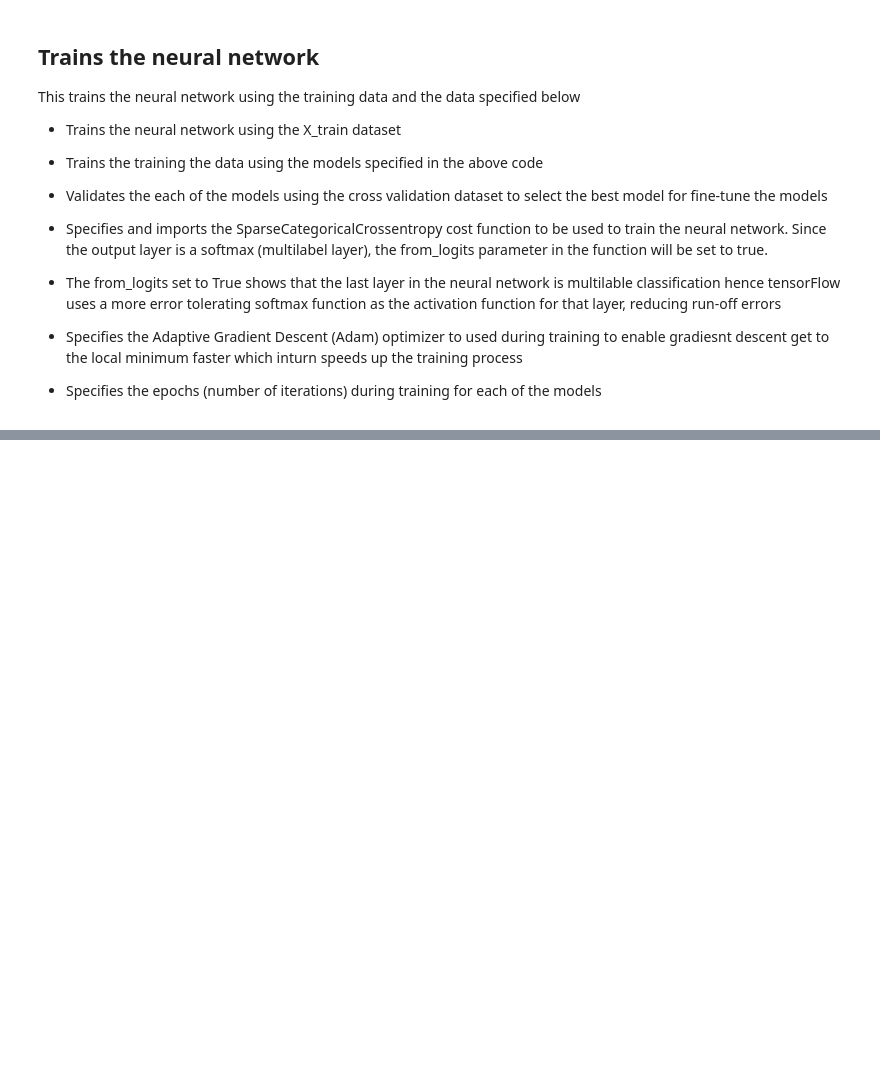
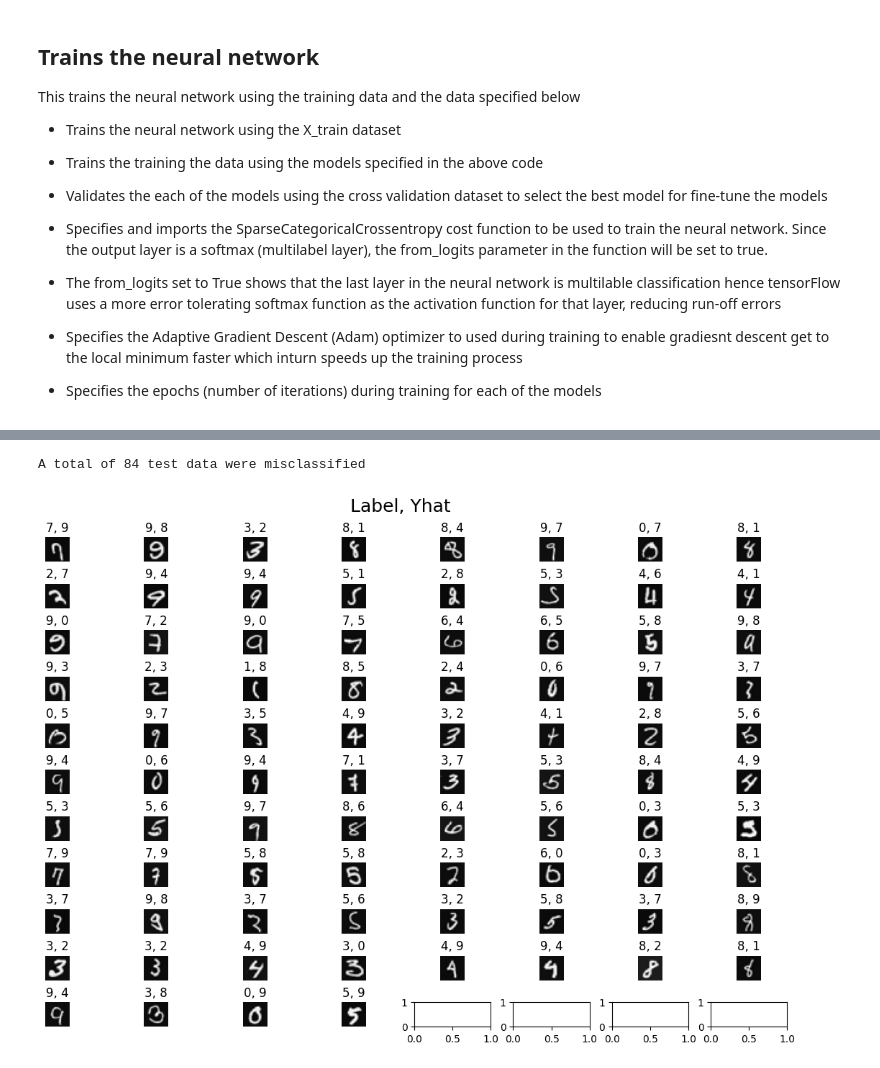
Before and after one commit to PercyAyimbilaNsolemna/Machine_Learning, a Jupyter notebook: Handwritten_Recognition/hanwritten_recognition.ipynb, the cells around one changed output, grey strips where cells are left out. Cells and saved outputs as stored; diff of their text form; code cells hidden in the pictures; blank space fills up the shorter version.

```diff
--- a/Handwritten_Recognition/hanwritten_recognition.ipynb
+++ b/Handwritten_Recognition/hanwritten_recognition.ipynb
@@ -295,7 +308,7 @@ from tensorflow.keras.optimizers import Adam
 train_mses = []
 cv_mses = []
 
-for model in regularized_model:
+for model in preferred_model:
     model.compile(
         loss = SparseCategoricalCrossentropy(from_logits=True),
         optimizer = Adam(0.001)
@@ -365,0 +377,5 @@ Model 9: Training MSE: 0.12, Model 9: CV MSE: 0.61
+# %%
+yhat_test = model.predict(X_test)
+yhat_test = np.argmax(yhat_test, axis=1).reshape(-1,1)
+test_mse = mean_squared_error(y_test, yhat_test) / 2
+print(f'The test MSE is {test_mse:.2f}')
@@ -365,0 +502,35 @@ Model 9: Training MSE: 0.12, Model 9: CV MSE: 0.61
+# %%
+import warnings
+warnings.filterwarnings(action='ignore', category=FutureWarning)
+
+errors = np.where(y_test != yhat_test)
+errors_indices = errors[0]
+#print(errors_indices)
+print(f'A total of {len(errors[0])} test data were misclassified')
+
+fig, axes = plt.subplots(11, 8, figsize=(11,8))
+
+fig.tight_layout(pad=0.1, rect=[0, 0.03, 1, 0.92]) #[left, bottom, right, top]
+
+for i, ax in enumerate(axes.flat):
+    try:
+        error_index = errors_indices[i]
+    except IndexError:
+        break
+
+    # Selects the row corresponding to the random index and
+    # Reshape the image
+    X_error_reshaped = X_test[error_index].reshape((20,20)).T
+
+    # Display the image
+    ax.imshow(X_error_reshaped, cmap='gray')
+
+    # Display the label above the image
+    ax.set_title(f'{y_test[error_index, 0]}, {yhat_test[error_index, 0]}')
+    ax.set_axis_off()
+
+fig.suptitle('Label, Yhat', fontsize=18)
+plt.show()
+# %% [output]
+A total of 84 test data were misclassified
+[figure, added]
```
Also changed, not shown: parts of 17 cells of this notebook.
